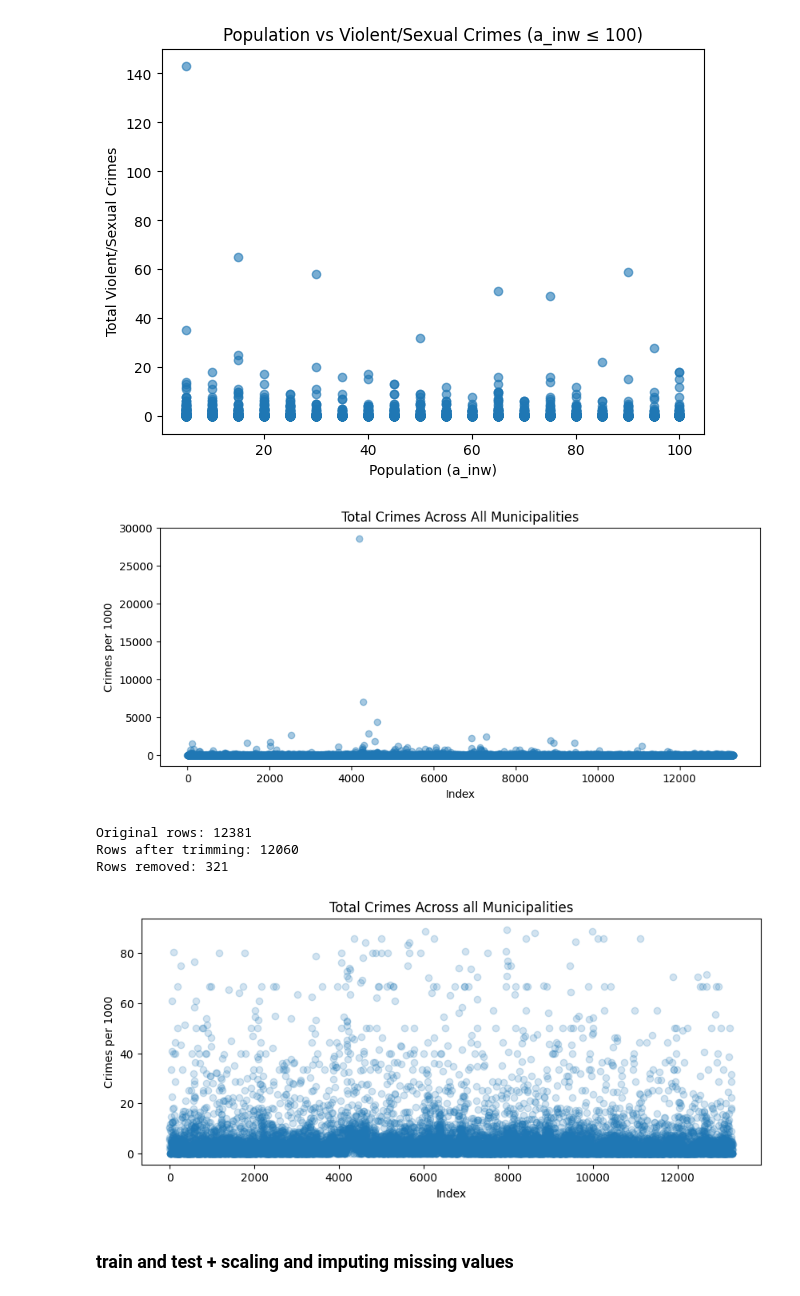
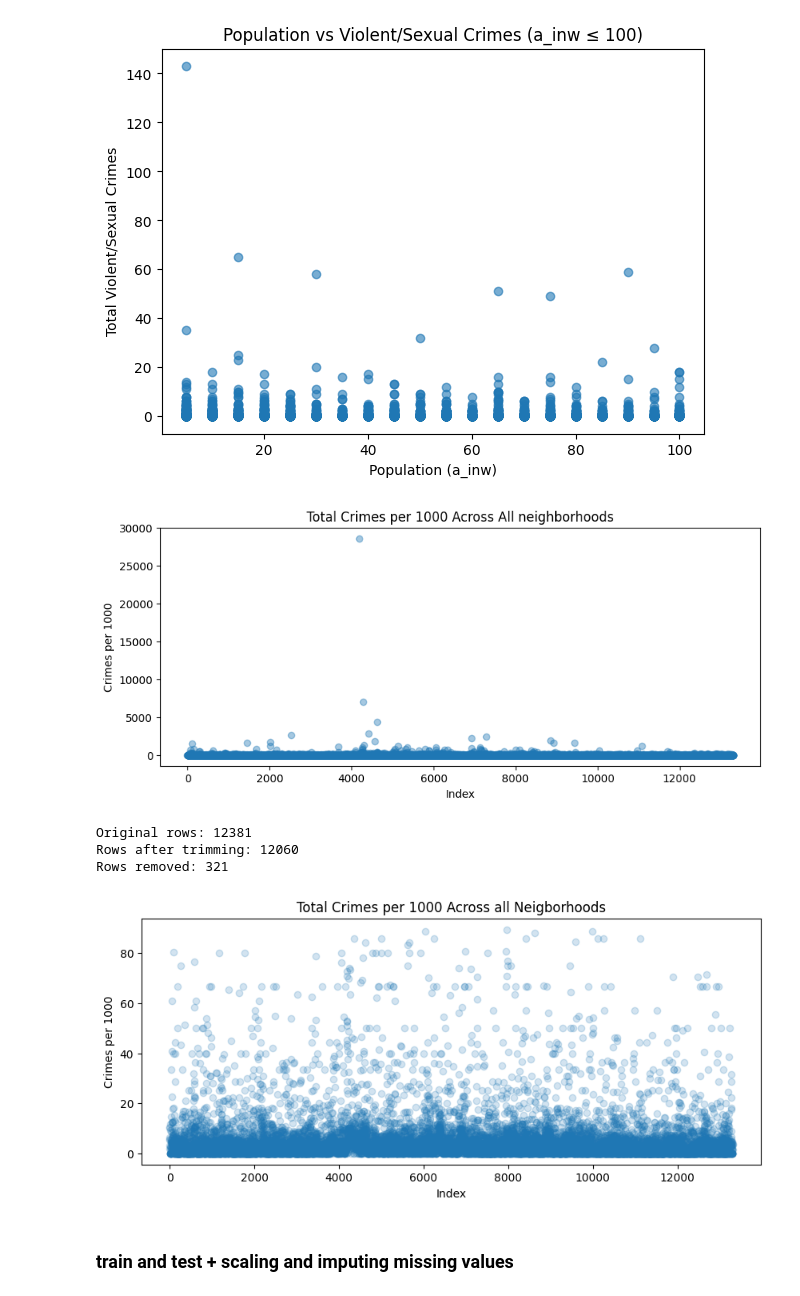
Before and after one commit to DiegoSourbag/ML-Final_Project, a Jupyter notebook: main.ipynb, the cells around one changed output. Saved outputs shown, nothing was run; the diff lists cells and outputs as text; code cells hidden in the pictures.

```diff
--- a/main.ipynb
+++ b/main.ipynb
@@ -68,6 +68,9 @@ df = df[df['a_inw']>0]
 
 #p_stadsv has more than 50% missing values
 df = df.drop(["p_stadsv"], axis=1)
+
+#the following add up to TotaalGeweldsEnSeksueleMisdrijven_22
+df = df.drop(["Mishandeling_23", "BedreigingEnStalking_24", "OverigeGeweldsEnSeksueleMisdrijven_25"], axis=1)
 
 #redundant rows
 df = df.drop(["ind_wbi", "gwb_code_8"], axis=1)
@@ -112,40 +115,40 @@ upper_quantile = 0.95
 df["Total_Crimes_Per_1000"]= (df["TotaalGeweldsEnSeksueleMisdrijven_22"] / df["a_inw"])* 1000
 
 df = df.dropna(subset=["Total_Crimes_Per_1000"])
 df = df.drop(columns=["TotaalGeweldsEnSeksueleMisdrijven_22", "a_inw"])
 
 plt.figure(figsize=(10,4))
 plt.scatter(df.index, df["Total_Crimes_Per_1000"], alpha=0.4)
-plt.title("Total Crimes Across All Municipalities")
+plt.title("Total Crimes per 1000 Across All neighborhoods")
 plt.xlabel("Index")
 plt.ylabel("Crimes per 1000")
 plt.show()
 
 Q1 = df["Total_Crimes_Per_1000"].quantile(0.25)
 Q3 = df["Total_Crimes_Per_1000"].quantile(upper_quantile)
 IQR = Q3 - Q1
 
 
 upper_bound = Q3 + 1.5 * IQR
 
 df_iqr = df[(df["Total_Crimes_Per_1000"] <= upper_bound)].copy()
 
 print("Original rows:", len(df))
 print("Rows after trimming:", len(df_iqr))
 print("Rows removed:", len(df) - len(df_iqr))
 
 plt.figure(figsize=(10,4))
 plt.scatter(df_iqr.index, df_iqr["Total_Crimes_Per_1000"], alpha=0.2)
-plt.title("Total Crimes Across all Municipalities")
+plt.title("Total Crimes per 1000 Across all Neigborhoods")
 plt.xlabel("Index")
 plt.ylabel("Crimes per 1000")
 plt.show()
 # %% [output]
-[figure, old version]
+[figure, new version]
 Original rows: 12381
 Rows after trimming: 12060
 Rows removed: 321
-[figure, old version]
+[figure, new version]
 # %% [markdown]
 ### train and test + scaling and imputing missing values
 # %%
```
Also changed, not shown: parts of 7 cells of this notebook, 1 other file.
